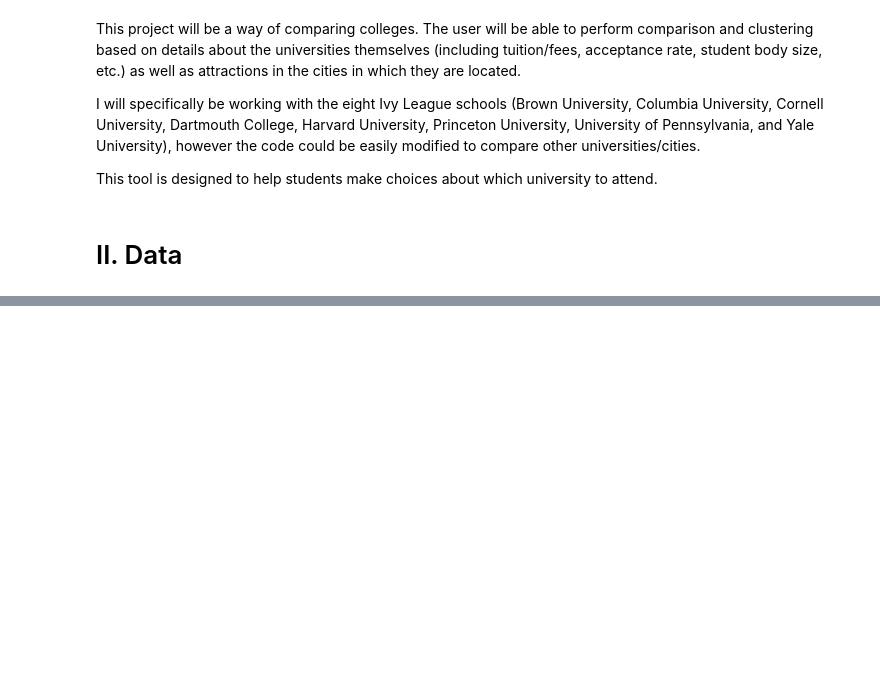
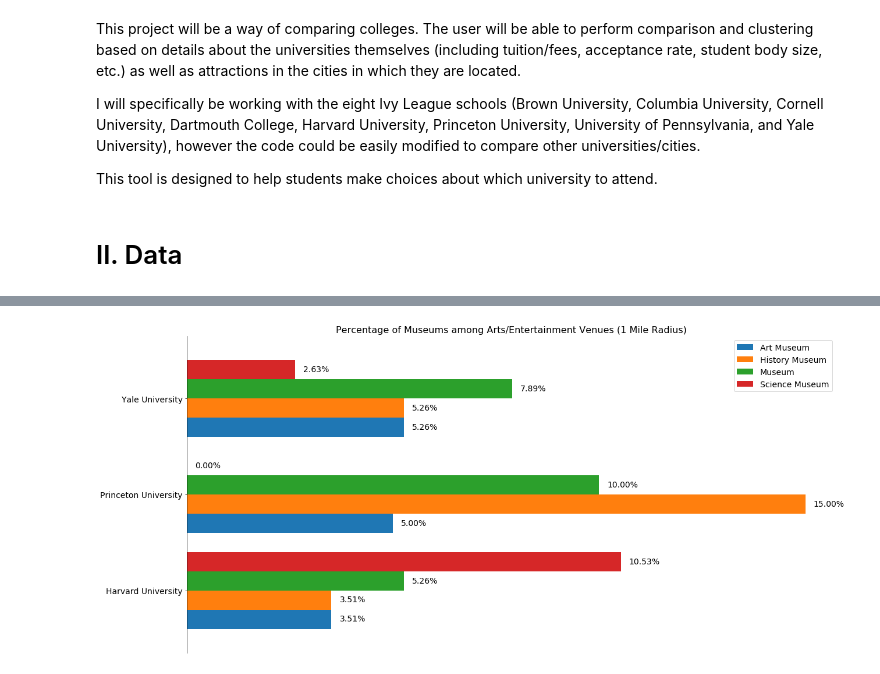
Before and after one commit to caramarieturnbull/Coursera_Capstone, a Jupyter notebook: Coursera Data Science Capstone.ipynb, the cells around one changed output, grey strips where cells are left out. Drawn from its saved outputs; the diff is of its cells as text; code cells hidden in the pictures; blank space fills up the shorter version.

Commit message:
new version of capstone notebook

```diff
--- a/Coursera Data Science Capstone.ipynb
+++ b/Coursera Data Science Capstone.ipynb
@@ -18,0 +170,5 @@ From these two sources, I can use webscraping to obtain information about 2020 t
+# %%
+df_schools = pd.concat([df, df2], axis=1, sort=True)
+df_schools['Latitude'] = np.nan
+df_schools['Longitude'] = np.nan
+df_schools
@@ -18,0 +189,9 @@ From these two sources, I can use webscraping to obtain information about 2020 t
+# %%
+CLIENT_ID = '1EYLQ4F433HOJVY25WXUIBIRZIT3TO4Q5LEUNWOLUR2DVA5P' # your Foursquare ID
+CLIENT_SECRET = 'C5ZML2CGZU32FZNPBA0Y0ZRB51IFH5JQMZAKVCMN00TUALRR' # your Foursquare Secret
+VERSION = '20180605' # Foursquare API version
+OAUTH_TOKEN = 'UPCXPV0RHXZHH1KY3K2NTFL0M3WCUQSPHC04NYLYCOOFTIMB'
+
+print('Your credentials:')
+print('CLIENT_ID: ' + CLIENT_ID)
+print('CLIENT_SECRET:' + CLIENT_SECRET)
@@ -18,0 +462,4 @@ From these two sources, I can use webscraping to obtain information about 2020 t
+# %%
+#----MODIFY THIS LIST BASED ON DESIRED CLUSTER(S) FROM PREVIOUS SECTION----#
+df_shortlist = df_clustering.loc[['Harvard University','Yale University','Princeton University']]
+df_shortlist
@@ -18,0 +680,67 @@ From these two sources, I can use webscraping to obtain information about 2020 t
+# %%
+
+#----CHOOSE DIFFERENT VENUE TYPES TO COMPARE BASED ON PERSONAL PREFERENCES----#
+#museums
+df_museum =  grouped_arts[['Art Museum', 'History Museum', 'Museum', 'Science Museum']] #choose venue types to compare
+ax = df_museum.plot(kind='barh', #change 'df_museum' to match name in previous line
+          figsize=(20, 10),
+          width=.8,
+         )
+ax.set_title('Percentage of Museums among Arts/Entertainment Venues (1 Mile Radius)', fontsize = 16 )
+ax.set_xticks([])
+ax.set_ylabel('')
+ax.set_yticklabels(df_museum.index) #change 'df_museum' to match name from above
+ax.tick_params(labelsize=14)
+ax.legend(fontsize=14)
+ax.spines['top'].set_visible(False)
+ax.spines['right'].set_visible(False)
+ax.spines['bottom'].set_visible(False)
+for index, value in enumerate(df_museum.values): #change 'df_museum' to match name from above
+    for i in range(0,4):
+        ax.annotate("{:.2%}".format(value[i]), xy = (value[i] + .002, index - .32 + .2*i), fontsize=14)
+
+#live performance venues
+df_performance = grouped_arts[['Comedy Club',
+                   'Theater',
+                   'Concert Hall',
+                   'Jazz Club',
+                   'Music Venue',
+                   'Rock Club']]
+ax = df_performance.plot(kind='barh',
+          figsize=(20, 10),
+          width=.8,
+         )
+ax.set_title('Percentage of Performance Venues among Arts/Entertainment Venues (1 Mile Radius)', fontsize = 16 )
+ax.set_xticks([])
+ax.set_ylabel('')
+ax.set_yticklabels(df_performance.index)
+ax.tick_params(labelsize=14)
+ax.legend(fontsize=14)
+ax.spines['top'].set_visible(False)
+ax.spines['right'].set_visible(False)
+ax.spines['bottom'].set_visible(False)
+for index, value in enumerate(df_performance.values):
+    for i in range(0,6):
+        ax.annotate("{:.2%}".format(value[i]), xy = (value[i] + .002, index - .35 + .13*i), fontsize=14)
+
+#outdoor/nature venues
+df_outdoor = grouped_outdoors[['Farm', 'Garden', 'Park', 'River', 'Sculpture Garden', 'Trail']]
+ax = df_outdoor.plot(kind='barh',
+          figsize=(20, 10),
+          width=.8,
+         )
+ax.set_title('Percentage of Nature Attractions among Outdoor/Recreational Venues (1 Mile Radius)', fontsize = 16 )
+ax.set_xticks([])
+ax.set_ylabel('')
+ax.set_yticklabels(df_outdoor.index)
+ax.tick_params(labelsize=14)
+ax.legend(fontsize=14)
+ax.spines['top'].set_visible(False)
+ax.spines['right'].set_visible(False)
+ax.spines['bottom'].set_visible(False)
+for index, value in enumerate(df_outdoor.values):
+    for i in range(0,6):
+        ax.annotate("{:.2%}".format(value[i]), xy = (value[i] + .002, index - .35 + .13*i), fontsize=14)
+#plt.show()
+# %% [output]
+[figure, added]
```
Also changed, not shown: parts of 54 cells of this notebook.
